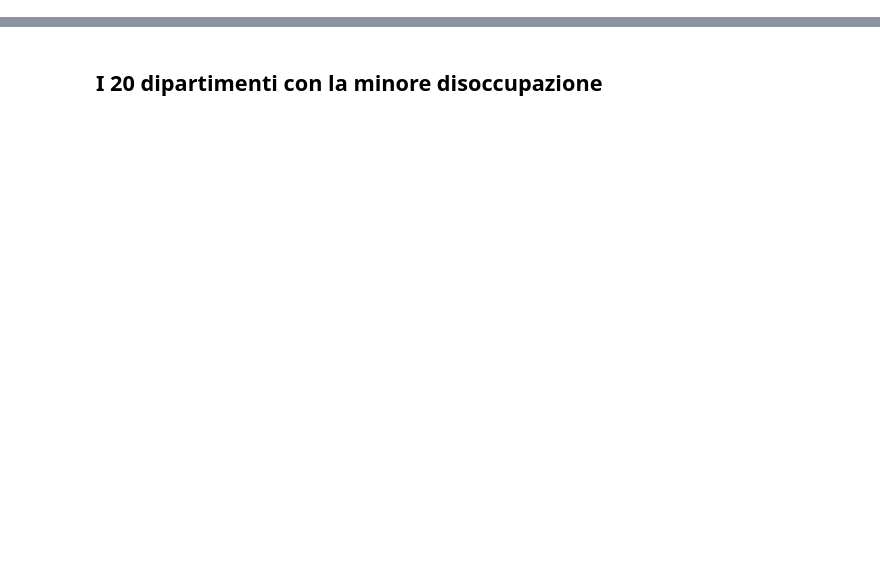
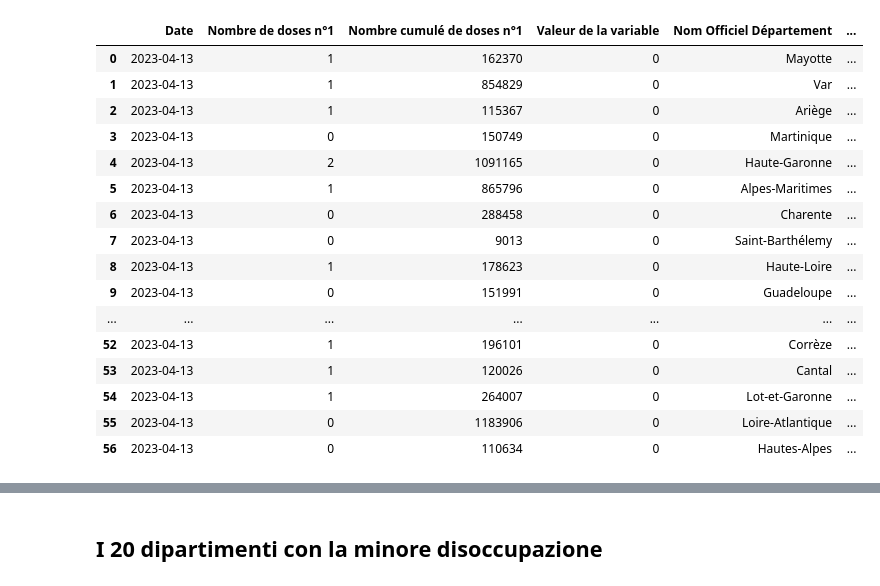
Before and after one commit to manuelecapece/FrenchElectionDataAnalysis, a Jupyter notebook: QueryGianfrancoCanora.ipynb, the cells around one changed output, grey strips where cells are left out. Drawn from its saved outputs; the diff is of its cells as text; code cells hidden in the pictures; blank space fills up the shorter version.

Commit message:
- add query covid

```diff
--- a/QueryGianfrancoCanora.ipynb
+++ b/QueryGianfrancoCanora.ipynb
@@ -15,6 +15,9 @@ Mounted at /content/drive
 # %%
 path_job = '/content/drive/Shareddrives/Progetto Big Data/DataSet Puliti/labouref-france-departement-quarter-jobseeker_cleaned.csv'
 df_job = pd.read_csv(path_job, sep = ';')
+# %%
+path_vax = '/content/drive/Shareddrives/Progetto Big Data/DataSet Puliti/covid-19-france-vaccinations-age-sexe-dep_cleaned.csv'
+df_vax = pd.read_csv(path_vax, sep = ';')
 # %%
 df_job.head()
 # %% [output]
@@ -27,3 +30,23 @@ df_job.head()
+# %%
+df_vax.head(500)
+# %% [output]
+|  | Date | Nombre de doses n°1 | Nombre cumulé de doses n°1 | Valeur de la variable | Nom Officiel Département | ... |
+| 0 | 2023-04-13 | 1 | 162370 | 0 | Mayotte | ... |
+| 1 | 2023-04-13 | 1 | 854829 | 0 | Var | ... |
+| 2 | 2023-04-13 | 1 | 115367 | 0 | Ariège | ... |
+| 3 | 2023-04-13 | 0 | 150749 | 0 | Martinique | ... |
+| 4 | 2023-04-13 | 2 | 1091165 | 0 | Haute-Garonne | ... |
+| 5 | 2023-04-13 | 1 | 865796 | 0 | Alpes-Maritimes | ... |
+| 6 | 2023-04-13 | 0 | 288458 | 0 | Charente | ... |
+| 7 | 2023-04-13 | 0 | 9013 | 0 | Saint-Barthélemy | ... |
+| 8 | 2023-04-13 | 1 | 178623 | 0 | Haute-Loire | ... |
+| 9 | 2023-04-13 | 0 | 151991 | 0 | Guadeloupe | ... |
+| ... | ... | ... | ... | ... | ... | ... |
+| 52 | 2023-04-13 | 1 | 196101 | 0 | Corrèze | ... |
+| 53 | 2023-04-13 | 1 | 120026 | 0 | Cantal | ... |
+| 54 | 2023-04-13 | 1 | 264007 | 0 | Lot-et-Garonne | ... |
+| 55 | 2023-04-13 | 0 | 1183906 | 0 | Loire-Atlantique | ... |
+| 56 | 2023-04-13 | 0 | 110634 | 0 | Hautes-Alpes | ... |
 # %%
 df_job.dtypes
 # %% [output]
```
Also changed, not shown: parts of 9 cells of this notebook.
